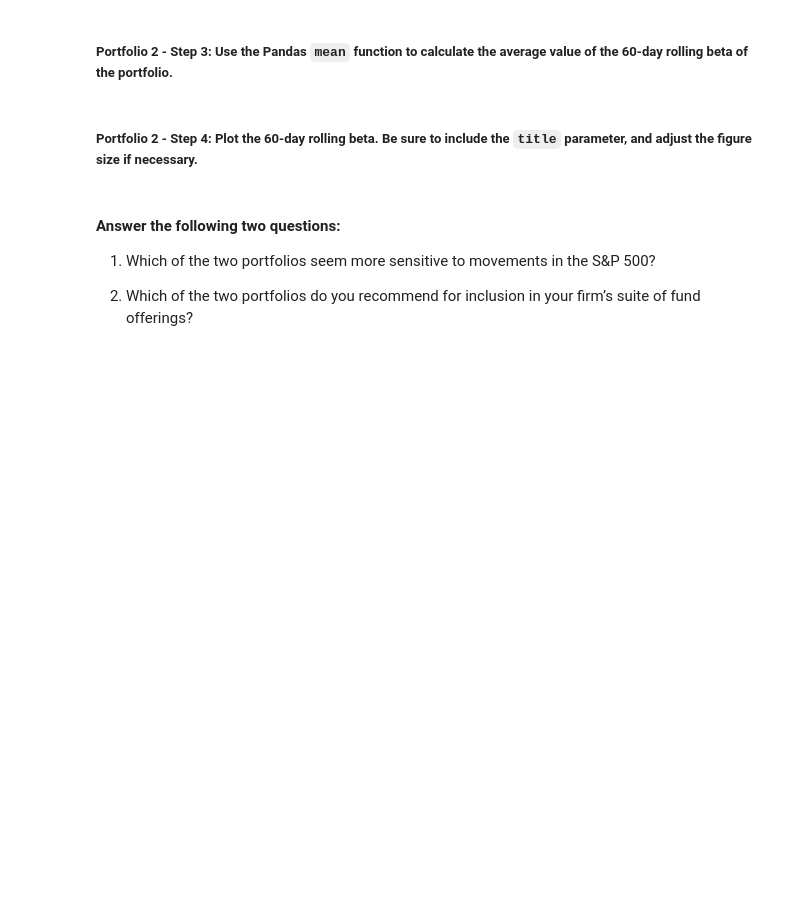
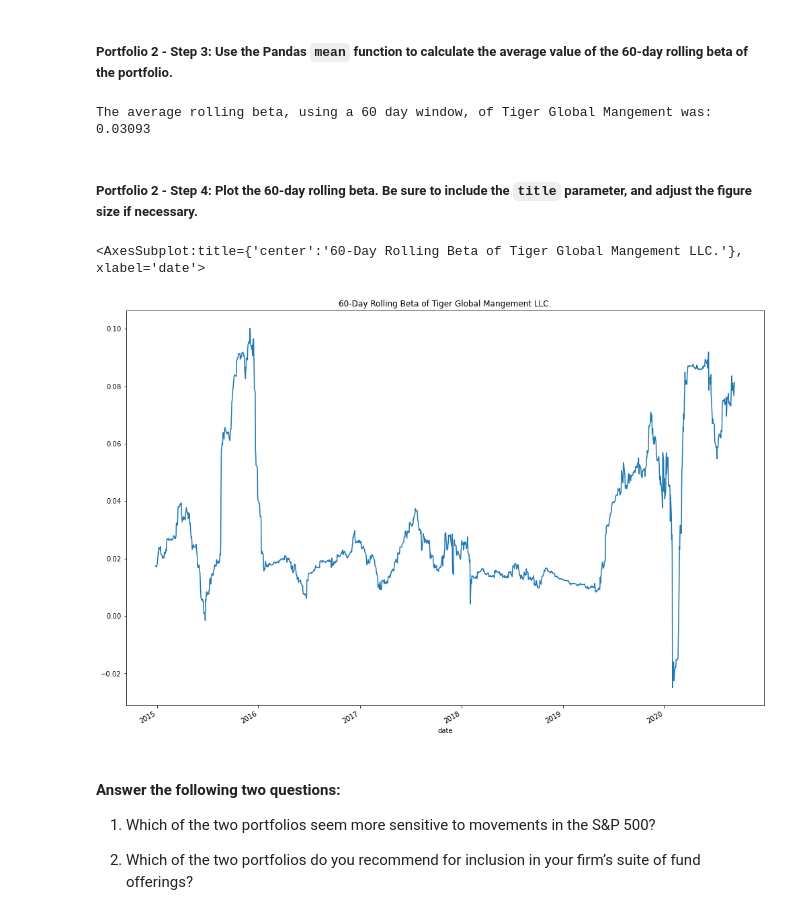
Before and after one commit to briggslalor/Challenge_4, a Jupyter notebook: risk_return_analysis.ipynb, the cells around one changed output. Cells and saved outputs as stored; diff of their text form; code cells hidden in the pictures; blank space fills up the shorter version.

```diff
--- a/risk_return_analysis.ipynb
+++ b/risk_return_analysis.ipynb
@@ -403,4 +441,6 @@ Your analysis is nearing completion. Now, you need to evaluate how the portfolio
 # %%
 # Calculate the covariance using a 60-day rolling window
 # Review the last five rows of the covariance data
-# YOUR CODE HERE
+tgm_rolling_covariance = daily_returns_df['TIGER GLOBAL MANAGEMENT LLC'].rolling(window = 60).cov(daily_returns_df['S&P 500'])
+
+display(tgm_rolling_covariance.tail())
@@ -409,4 +457,6 @@ Your analysis is nearing completion. Now, you need to evaluate how the portfolio
 # %%
 # Calculate the beta based on the 60-day rolling covariance compared to the market (S&P 500)
 # Review the last five rows of the beta information
-# YOUR CODE HERE
+tgm_rolling_beta = tgm_rolling_covariance / market_rolling_variance
+
+display(tgm_rolling_beta.tail())
@@ -414,13 +472,20 @@ Your analysis is nearing completion. Now, you need to evaluate how the portfolio
 ##### Portfolio 2 - Step 3: Use the Pandas `mean` function to calculate the average value of the 60-day rolling beta of the portfolio.
 # %%
 # Calculate the average of the 60-day rolling beta
-# YOUR CODE HERE
+tgm_rolling_beta_average = tgm_rolling_beta.mean()
+
+print(f'The average rolling beta, using a 60 day window, of Tiger Global Mangement was: {tgm_rolling_beta_average: .5f}')
+# %% [output]
+The average rolling beta, using a 60 day window, of Tiger Global Mangement was:  0.03093
 # %% [markdown]
 ##### Portfolio 2 - Step 4: Plot the 60-day rolling beta. Be sure to include the `title` parameter, and adjust the figure size if necessary.
 # %%
 # Plot the rolling beta
 # Include a title parameter and adjust the figure size
-# YOUR CODE HERE
+tgm_rolling_beta.plot(figsize = (17,12), title = '60-Day Rolling Beta of Tiger Global Mangement LLC.' )
+# %% [output]
+<AxesSubplot:title={'center':'60-Day Rolling Beta of Tiger Global Mangement LLC.'}, xlabel='date'>
+[figure, added]
 # %% [markdown]
 #### Answer the following two questions:
 
```
Also changed, not shown: parts of 12 cells of this notebook.
